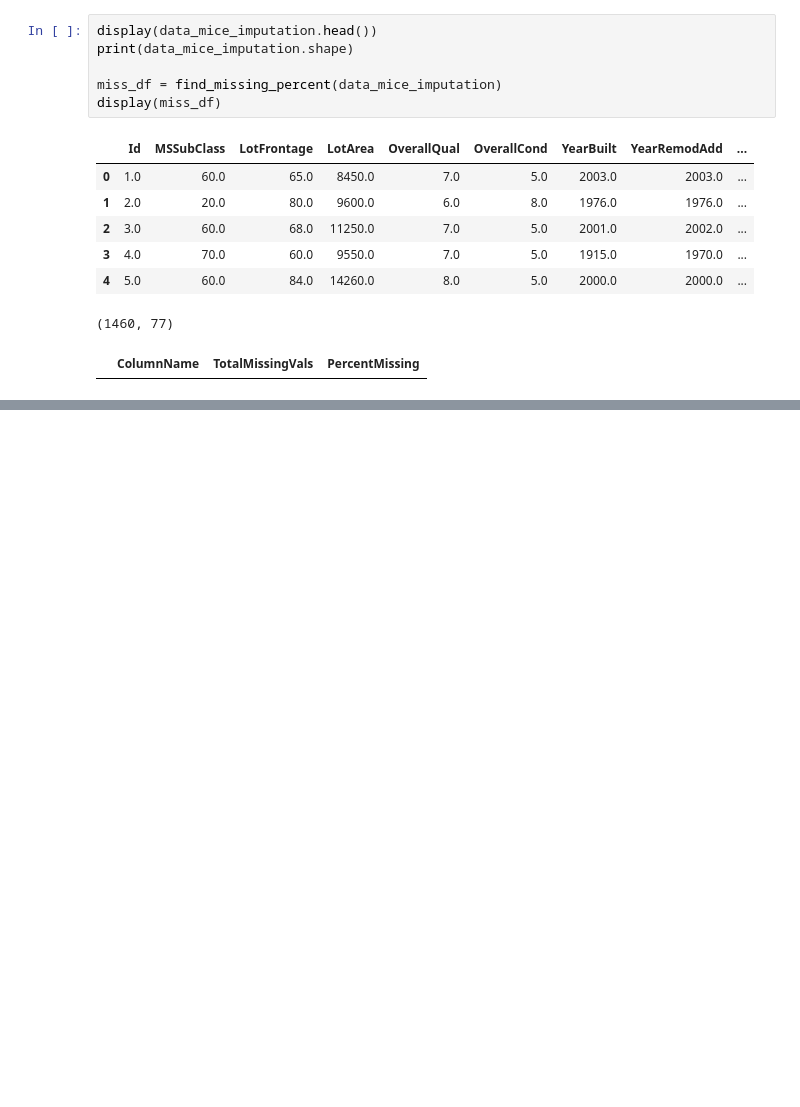
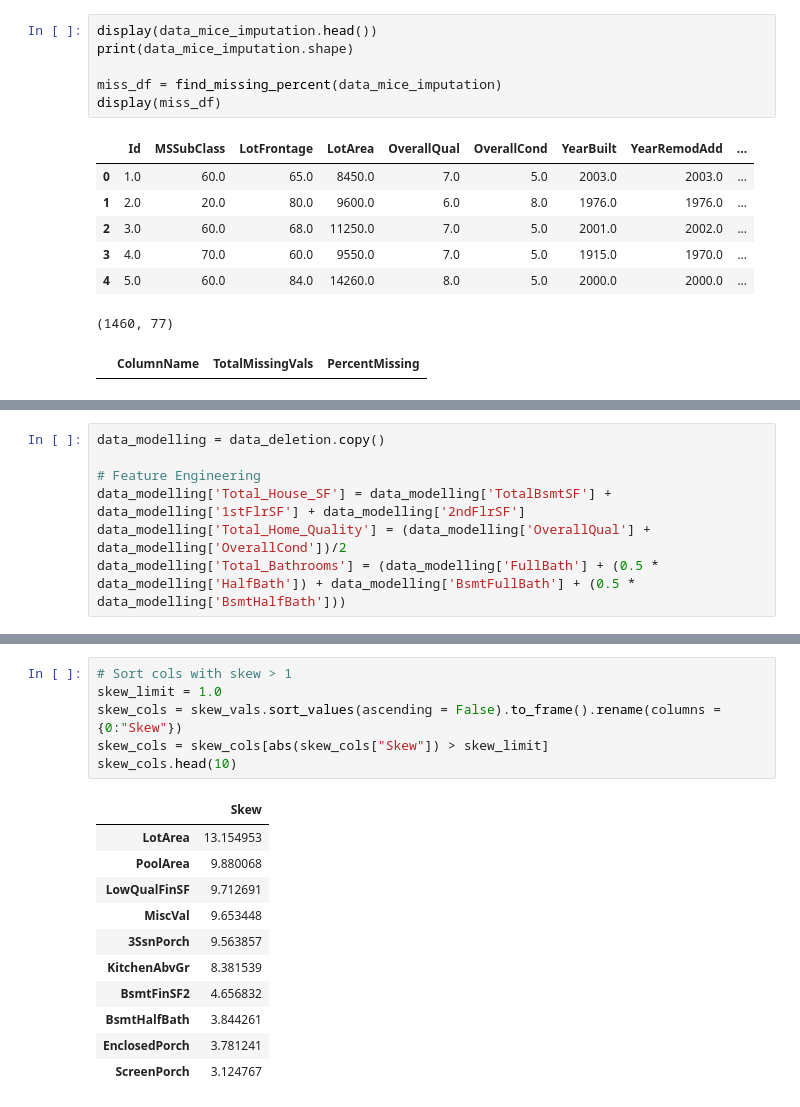
Before and after one commit to nuvita97/House-Price-Prediction, a Jupyter notebook: House_Price_Prediction.ipynb, the cells around one changed output, grey strips where cells are left out. Cells and saved outputs as stored; diff of their text form; blank space fills up the shorter version.

```diff
--- a/House_Price_Prediction.ipynb
+++ b/House_Price_Prediction.ipynb
@@ -526,0 +539,7 @@ display(miss_df)
+# %%
+data_modelling = data_deletion.copy()
+
+# Feature Engineering
+data_modelling['Total_House_SF'] = data_modelling['TotalBsmtSF'] + data_modelling['1stFlrSF'] + data_modelling['2ndFlrSF']
+data_modelling['Total_Home_Quality'] = (data_modelling['OverallQual'] + data_modelling['OverallCond'])/2
+data_modelling['Total_Bathrooms'] = (data_modelling['FullBath'] + (0.5 * data_modelling['HalfBath']) + data_modelling['BsmtFullBath'] + (0.5 * data_modelling['BsmtHalfBath']))
@@ -526,0 +568,18 @@ display(miss_df)
+# %%
+# Sort cols with skew > 1
+skew_limit = 1.0
+skew_cols = skew_vals.sort_values(ascending = False).to_frame().rename(columns = {0:"Skew"})
+skew_cols = skew_cols[abs(skew_cols["Skew"]) > skew_limit]
+skew_cols.head(10)
+# %% [output]
+|  | Skew |
+| LotArea | 13.154953 |
+| PoolArea | 9.880068 |
+| LowQualFinSF | 9.712691 |
+| MiscVal | 9.653448 |
+| 3SsnPorch | 9.563857 |
+| KitchenAbvGr | 8.381539 |
+| BsmtFinSF2 | 4.656832 |
+| BsmtHalfBath | 3.844261 |
+| EnclosedPorch | 3.781241 |
+| ScreenPorch | 3.124767 |
```
Also changed, not shown: parts of 22 cells of this notebook.
